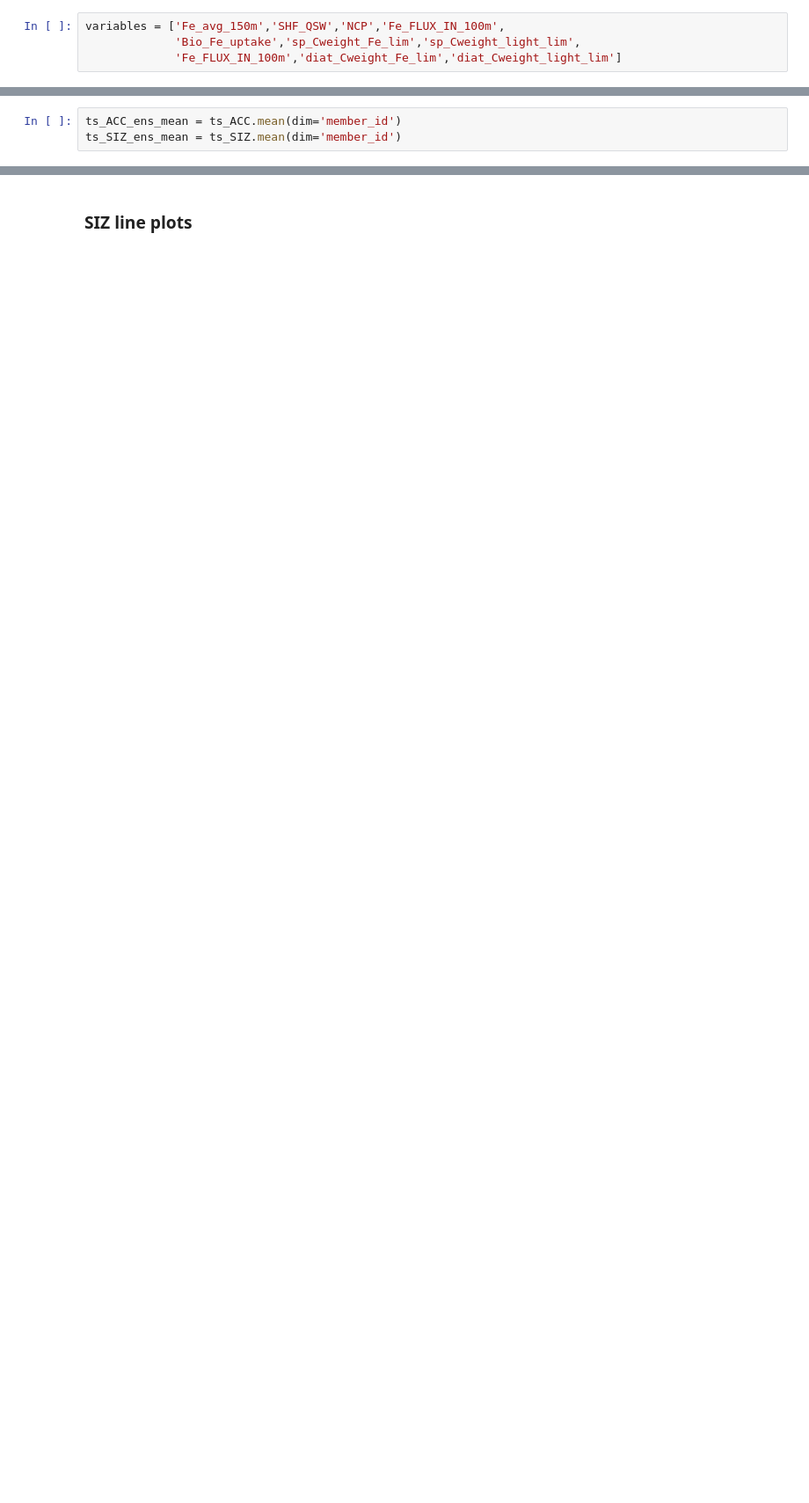
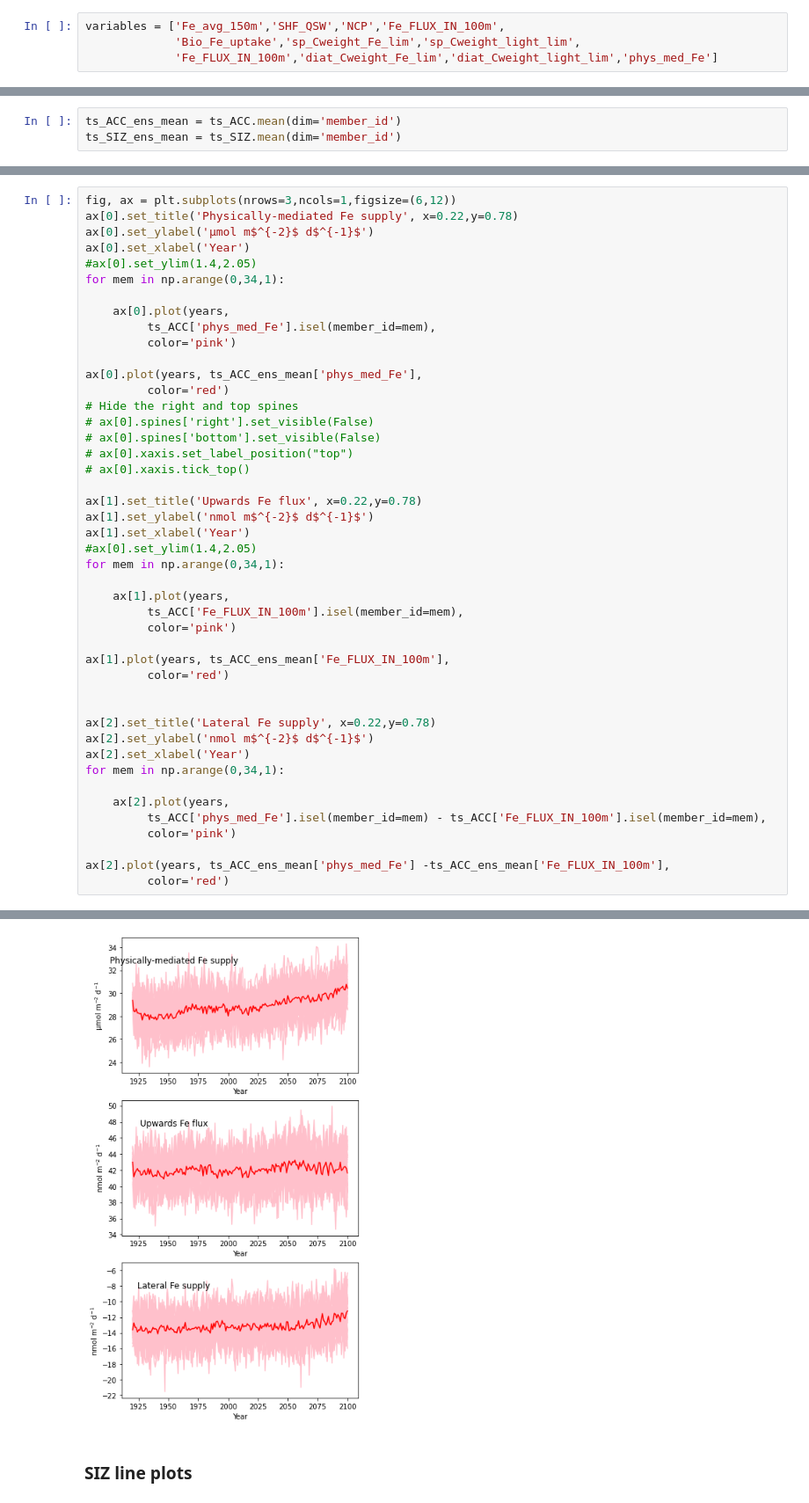
Before and after one commit to kristenkrumhardt/CESM1-LE-SO-diatoms, a Jupyter notebook: prelim_figs/NCP_Fe_lims_line_plots.ipynb, the cells around one changed output, grey strips where cells are left out. Shown at 88% size. Drawn from its saved outputs; the diff is of its cells as text; blank space fills up the shorter version.

```diff
--- a/making_figures/NCP_Fe_lims_line_plots.ipynb
+++ b/prelim_figs/NCP_Fe_lims_line_plots.ipynb
@@ -152,7 +162,7 @@ ds.Bio_Fe_uptake.attrs['units'] = 'µmol/m^2/d'
 # %%
 variables = ['Fe_avg_150m','SHF_QSW','NCP','Fe_FLUX_IN_100m',
              'Bio_Fe_uptake','sp_Cweight_Fe_lim','sp_Cweight_light_lim',
-             'Fe_FLUX_IN_100m','diat_Cweight_Fe_lim','diat_Cweight_light_lim']
+             'Fe_FLUX_IN_100m','diat_Cweight_Fe_lim','diat_Cweight_light_lim','phys_med_Fe']
 # %%
 convert = 1000. #Convert. Fe from mmol/m3 to µmol/m3
 ds['Fe_avg_150m'] = ds.Fe_avg_150m * convert
@@ -268,0 +301,46 @@ ts_SIZ_ens_mean = ts_SIZ.mean(dim='member_id')
+# %%
+fig, ax = plt.subplots(nrows=3,ncols=1,figsize=(6,12))
+ax[0].set_title('Physically-mediated Fe supply', x=0.22,y=0.78)
+ax[0].set_ylabel('µmol m$^{-2}$ d$^{-1}$')
+ax[0].set_xlabel('Year')
+#ax[0].set_ylim(1.4,2.05)
+for mem in np.arange(0,34,1):
+
+    ax[0].plot(years,
+         ts_ACC['phys_med_Fe'].isel(member_id=mem),
+         color='pink')
+
+ax[0].plot(years, ts_ACC_ens_mean['phys_med_Fe'],
+         color='red')
+# Hide the right and top spines
+# ax[0].spines['right'].set_visible(False)
+# ax[0].spines['bottom'].set_visible(False)
+# ax[0].xaxis.set_label_position("top")
+# ax[0].xaxis.tick_top()
+
+ax[1].set_title('Upwards Fe flux', x=0.22,y=0.78)
+ax[1].set_ylabel('nmol m$^{-2}$ d$^{-1}$')
+ax[1].set_xlabel('Year')
+#ax[0].set_ylim(1.4,2.05)
+for mem in np.arange(0,34,1):
+
+    ax[1].plot(years,
+         ts_ACC['Fe_FLUX_IN_100m'].isel(member_id=mem),
+         color='pink')
+
+ax[1].plot(years, ts_ACC_ens_mean['Fe_FLUX_IN_100m'],
+         color='red')
+
+
+ax[2].set_title('Lateral Fe supply', x=0.22,y=0.78)
+ax[2].set_ylabel('nmol m$^{-2}$ d$^{-1}$')
+ax[2].set_xlabel('Year')
+for mem in np.arange(0,34,1):
+
+    ax[2].plot(years,
+         ts_ACC['phys_med_Fe'].isel(member_id=mem) - ts_ACC['Fe_FLUX_IN_100m'].isel(member_id=mem),
+         color='pink')
+
+ax[2].plot(years, ts_ACC_ens_mean['phys_med_Fe'] -ts_ACC_ens_mean['Fe_FLUX_IN_100m'],
+         color='red')
+# %% [output]
@@ -269,3 +348,4 @@ ts_SIZ_ens_mean = ts_SIZ.mean(dim='member_id')
+[figure, added]
 # %% [markdown]
 ### SIZ line plots
 # %%
```
Also changed, not shown: parts of 10 cells of this notebook, 28 other files.
